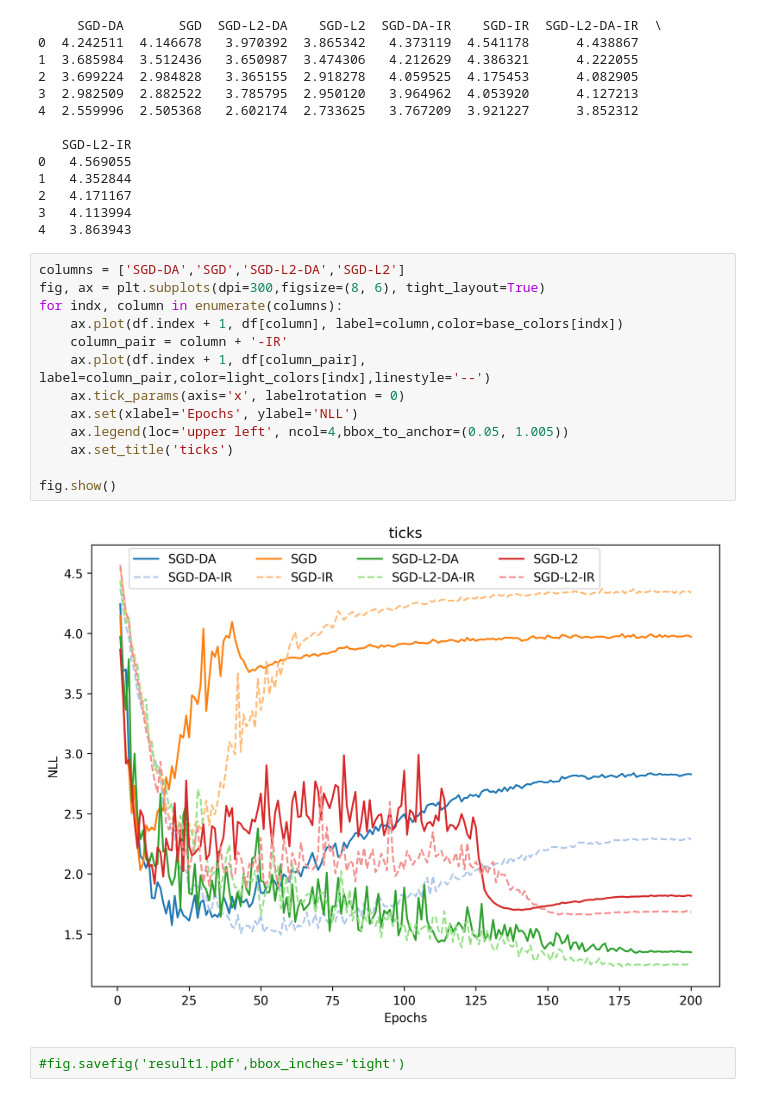
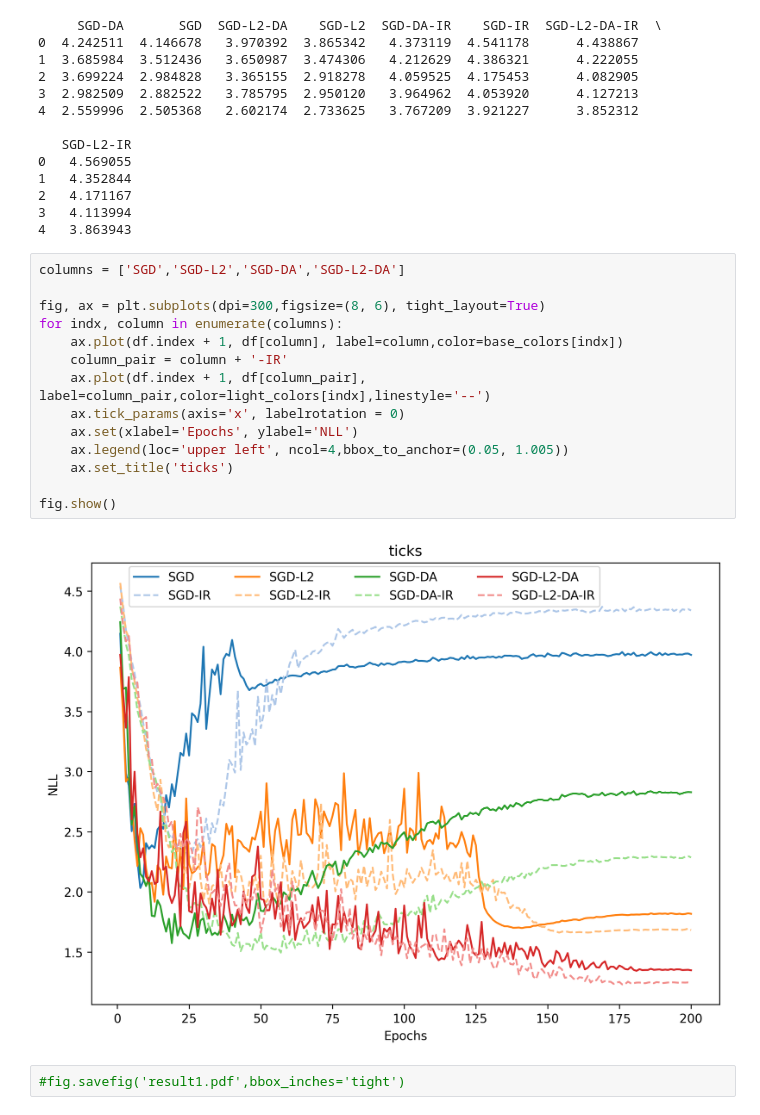
Before and after one commit to cnjackhu/image-classification-codebase, a Jupyter notebook: figure.ipynb, the cells around one changed output. Cells and saved outputs as stored; diff of their text form.

Commit message:
update the figure legend

```diff
--- a/figure.ipynb
+++ b/figure.ipynb
@@ -24,20 +24,21 @@ light_colors = ['#aec7e8', '#ffbb78','#98df8a',  '#f28e8c']
 3   4.113994
 4   3.863943
 # %%
-columns = ['SGD-DA','SGD','SGD-L2-DA','SGD-L2']
+columns = ['SGD','SGD-L2','SGD-DA','SGD-L2-DA']
+
 fig, ax = plt.subplots(dpi=300,figsize=(8, 6), tight_layout=True)
 for indx, column in enumerate(columns):
     ax.plot(df.index + 1, df[column], label=column,color=base_colors[indx])
     column_pair = column + '-IR'
     ax.plot(df.index + 1, df[column_pair], label=column_pair,color=light_colors[indx],linestyle='--')
     ax.tick_params(axis='x', labelrotation = 0)
     ax.set(xlabel='Epochs', ylabel='NLL')
     ax.legend(loc='upper left', ncol=4,bbox_to_anchor=(0.05, 1.005))
     ax.set_title('ticks')
 
 fig.show()
 # %% [output]
-[figure, old version]
+[figure, new version]
 # %%
 #fig.savefig('result1.pdf',bbox_inches='tight')
 # %% [markdown]
```
Also changed, not shown: parts of 1 cell of this notebook.
